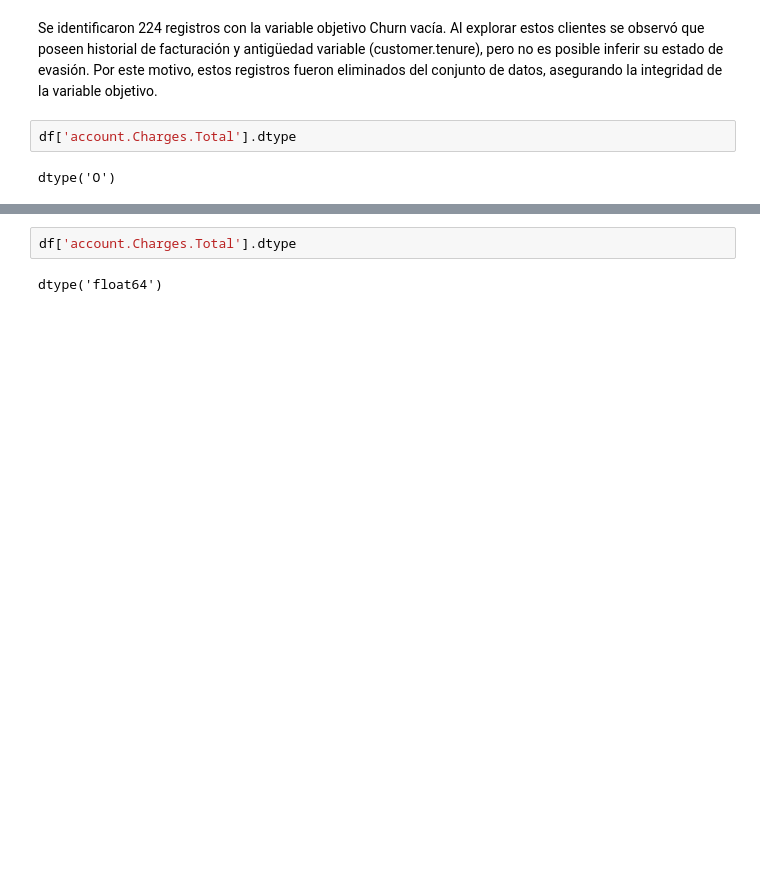
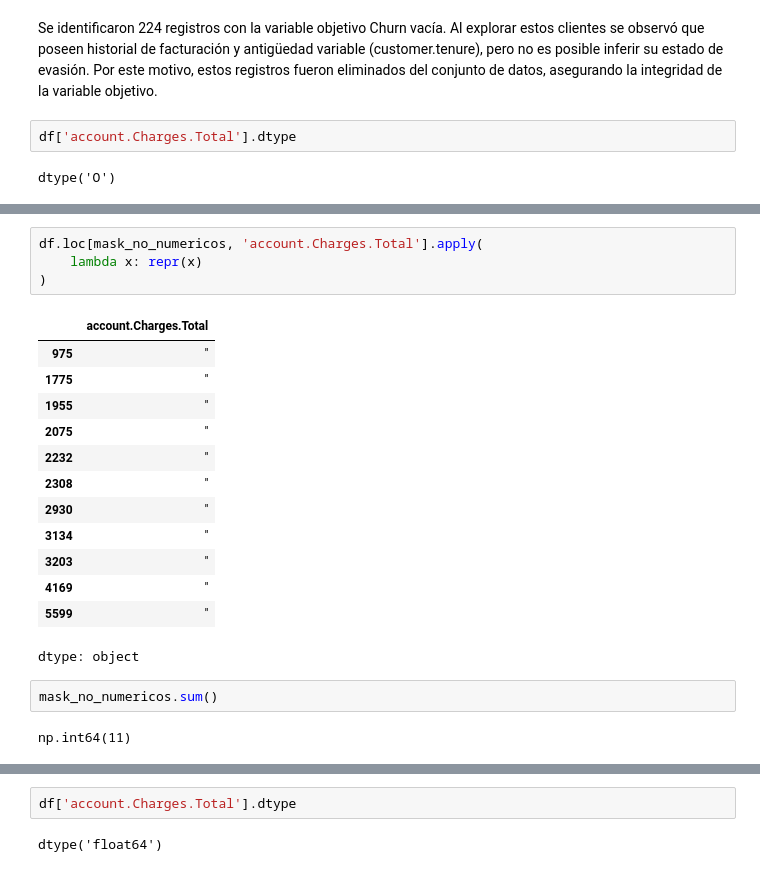
Before and after one commit to yaramirezte/TelecomX_LATAM, a Jupyter notebook: TelecomX_LATAM.ipynb, the cells around one changed output, grey strips where cells are left out. Saved outputs shown, nothing was run; the diff lists cells and outputs as text; blank space fills up the shorter version.

```diff
--- a/TelecomX_LATAM.ipynb
+++ b/TelecomX_LATAM.ipynb
@@ -254,0 +253,22 @@ dtype('O')
+# %%
+df.loc[mask_no_numericos, 'account.Charges.Total'].apply(
+    lambda x: repr(x)
+)
+# %% [output]
+|  | account.Charges.Total |
+| 975 | '' |
+| 1775 | '' |
+| 1955 | '' |
+| 2075 | '' |
+| 2232 | '' |
+| 2308 | '' |
+| 2930 | '' |
+| 3134 | '' |
+| 3203 | '' |
+| 4169 | '' |
+| 5599 | '' |
+dtype: object
+# %%
+mask_no_numericos.sum()
+# %% [output]
+np.int64(11)
```
Also changed, not shown: parts of 36 cells of this notebook.
